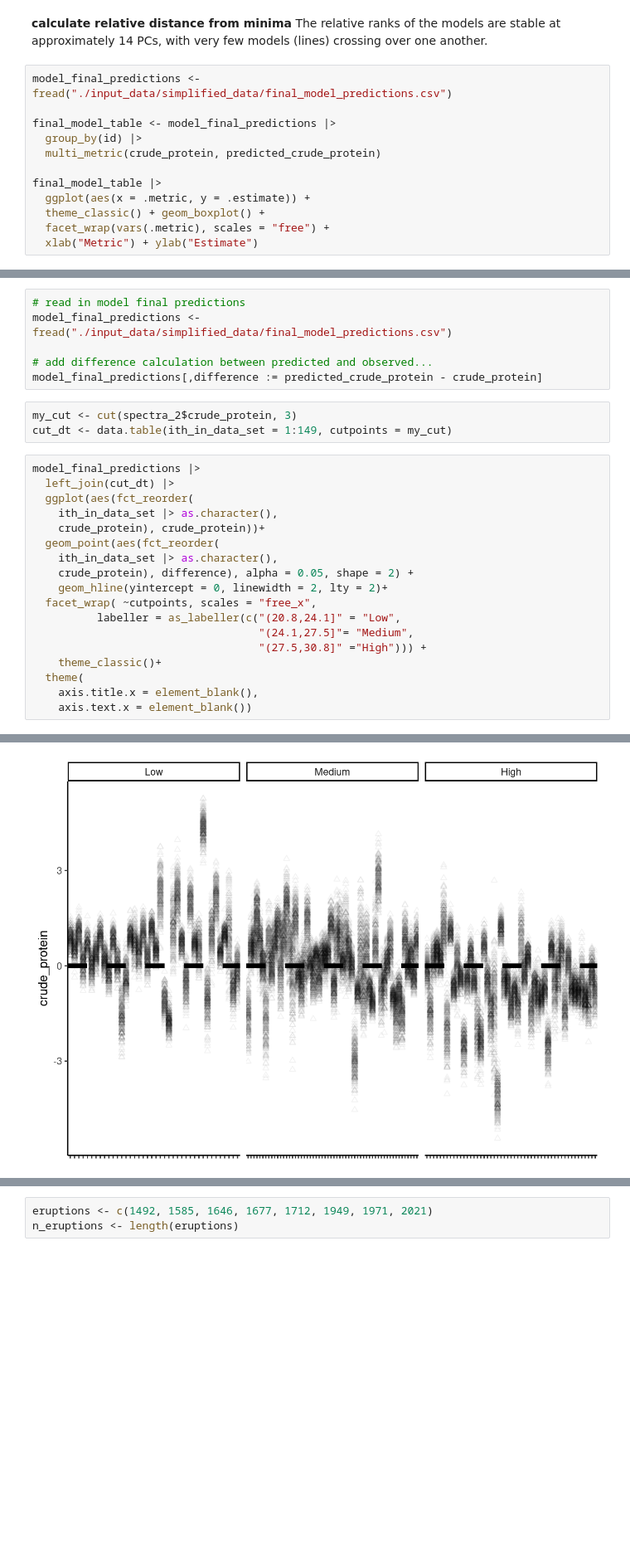
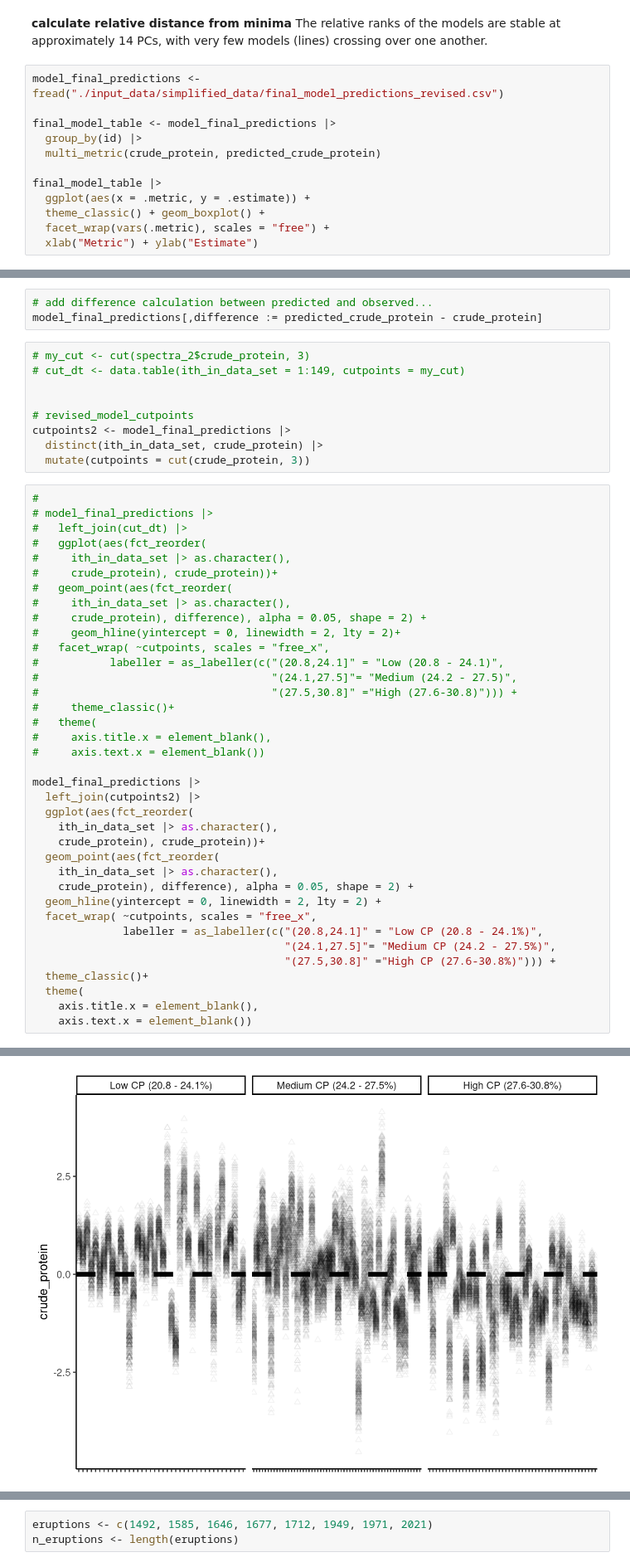
Before and after one commit to rvcrawford/glowing-system, a Jupyter notebook: index.embed.ipynb, the cells around one changed output, grey strips where cells are left out. Shown at 83% size. Saved outputs shown, nothing was run; the diff lists cells and outputs as text; blank space fills up the shorter version.

```diff
--- a/index.embed.ipynb
+++ b/index.embed.ipynb
@@ -271,7 +271,7 @@ model_n_comp_statistics |>
 # %% [markdown]
 **calculate relative distance from minima** The relative ranks of the models are stable at approximately 14 PCs, with very few models (lines) crossing over one another.
 # %%
-model_final_predictions <- fread("./input_data/simplified_data/final_model_predictions.csv")
+model_final_predictions <- fread("./input_data/simplified_data/final_model_predictions_revised.csv")
 
 final_model_table <- model_final_predictions |>
   group_by(id) |>
@@ -287,27 +287,49 @@ final_model_table |>
 # %%
-# read in model final predictions
-model_final_predictions <- fread("./input_data/simplified_data/final_model_predictions.csv")
-
 # add difference calculation between predicted and observed...
 model_final_predictions[,difference := predicted_crude_protein - crude_protein]
 # %%
-my_cut <- cut(spectra_2$crude_protein, 3)
-cut_dt <- data.table(ith_in_data_set = 1:149, cutpoints = my_cut)
+# my_cut <- cut(spectra_2$crude_protein, 3)
+# cut_dt <- data.table(ith_in_data_set = 1:149, cutpoints = my_cut)
+
+
+# revised_model_cutpoints
+cutpoints2 <- model_final_predictions |>
+  distinct(ith_in_data_set, crude_protein) |>
+  mutate(cutpoints = cut(crude_protein, 3))
 # %%
+#
+# model_final_predictions |>
+#   left_join(cut_dt) |>
+#   ggplot(aes(fct_reorder(
+#     ith_in_data_set |> as.character(),
+#     crude_protein), crude_protein))+
+#   geom_point(aes(fct_reorder(
+#     ith_in_data_set |> as.character(),
+#     crude_protein), difference), alpha = 0.05, shape = 2) +
+#     geom_hline(yintercept = 0, linewidth = 2, lty = 2)+
+#   facet_wrap( ~cutpoints, scales = "free_x",
+#           labeller = as_labeller(c("(20.8,24.1]" = "Low (20.8 - 24.1)",
+#                                    "(24.1,27.5]"= "Medium (24.2 - 27.5)",
+#                                    "(27.5,30.8]" ="High (27.6-30.8)"))) +
+#     theme_classic()+
+#   theme(
+#     axis.title.x = element_blank(),
+#     axis.text.x = element_blank())
+
 model_final_predictions |>
-  left_join(cut_dt) |>
+  left_join(cutpoints2) |>
   ggplot(aes(fct_reorder(
     ith_in_data_set |> as.character(),
     crude_protein), crude_protein))+
   geom_point(aes(fct_reorder(
     ith_in_data_set |> as.character(),
     crude_protein), difference), alpha = 0.05, shape = 2) +
-    geom_hline(yintercept = 0, linewidth = 2, lty = 2)+
+  geom_hline(yintercept = 0, linewidth = 2, lty = 2) +
   facet_wrap( ~cutpoints, scales = "free_x",
-          labeller = as_labeller(c("(20.8,24.1]" = "Low",
-                                   "(24.1,27.5]"= "Medium",
-                                   "(27.5,30.8]" ="High"))) +
-    theme_classic()+
+              labeller = as_labeller(c("(20.8,24.1]" = "Low CP (20.8 - 24.1%)",
+                                       "(24.1,27.5]"= "Medium CP (24.2 - 27.5%)",
+                                       "(27.5,30.8]" ="High CP (27.6-30.8%)"))) +
+  theme_classic()+
   theme(
     axis.title.x = element_blank(),
     axis.text.x = element_blank())
@@ -316,2 +338,2 @@ Joining with `by = join_by(ith_in_data_set)`
-[figure, old version]
+[figure, new version]
 # %% [markdown]
```
Also changed, not shown: parts of 4 cells of this notebook, 28 other files.
